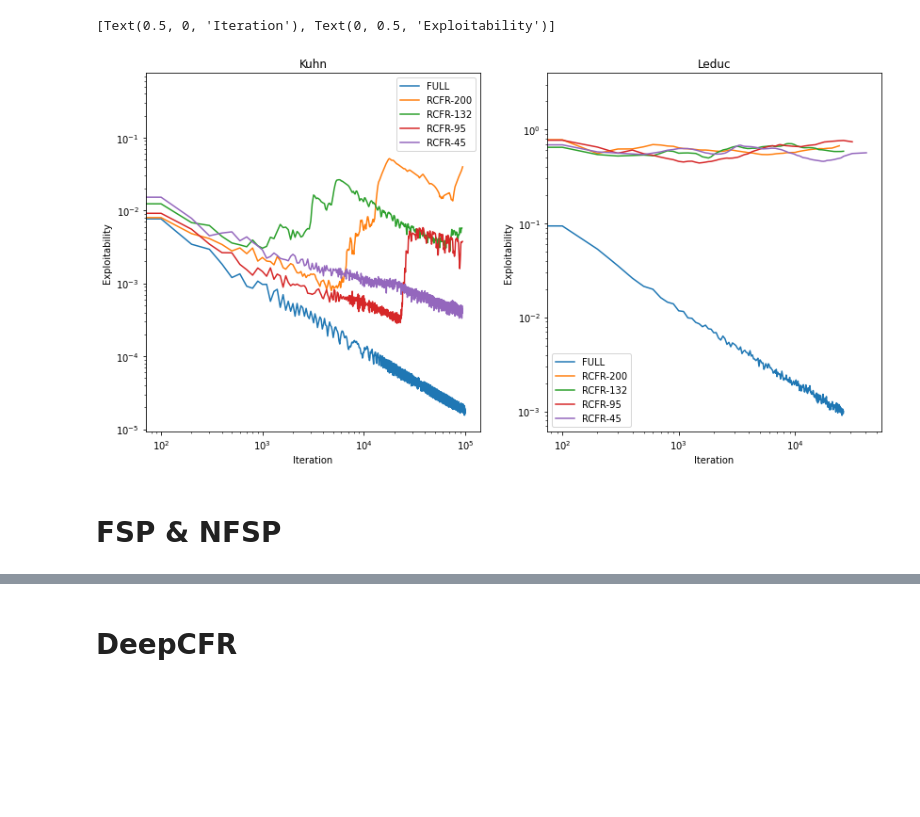
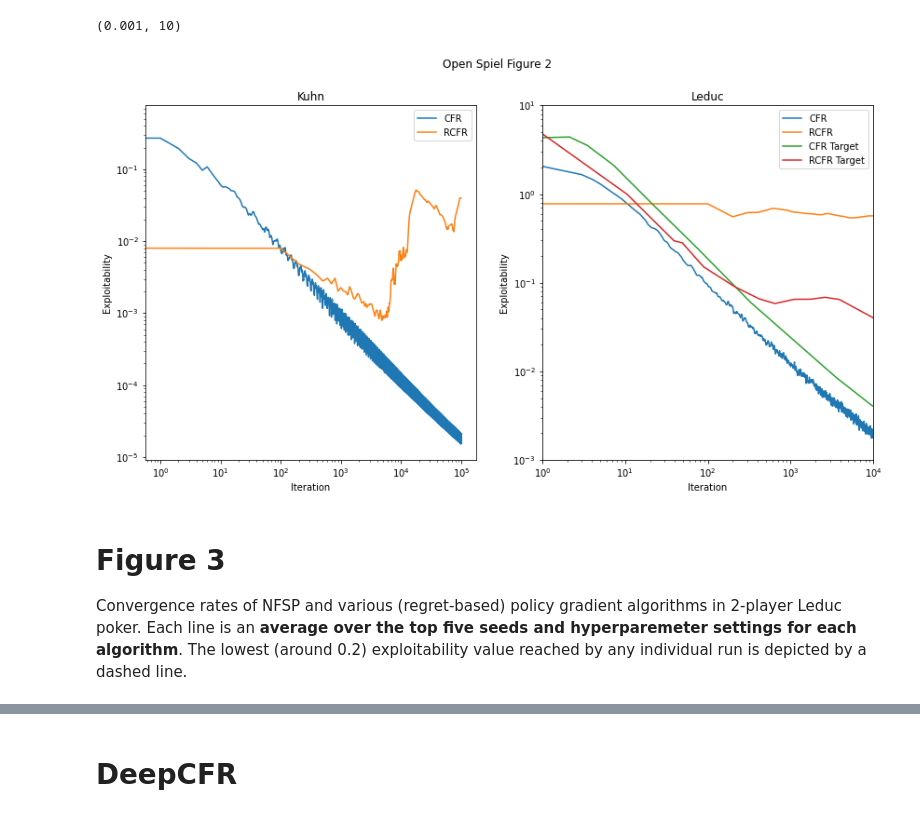
Before and after one commit to aicenter/openspiel_reproductions, a Jupyter notebook: benchmarks.ipynb, the cells around one changed output, grey strips where cells are left out. Cells and saved outputs as stored; diff of their text form; code cells hidden in the pictures; blank space fills up the shorter version.

Commit message:
plot os targets

```diff
--- a/benchmarks.ipynb
+++ b/benchmarks.ipynb
@@ -13,3 +14,14 @@ def load_batch(log_records):
         d = d.set_index('iteration').rename(columns={'exploitability':label})
         dat = dat.join(d, how='outer')
     return dat
+
+def log_interp(df, method="index"):
+    with np.errstate(divide='ignore', invalid='ignore'):
+        df.index = df.index.map(np.log)
+        df = df.apply(np.log)
+
+    df = df.interpolate(method)
+
+    df.index = df.index.map(np.exp)
+    df = df.apply(np.exp)
+    return df
@@ -19,30 +66,32 @@ def load_batch(log_records):
 # %%
-kuhn_logs = [("./logs/rcfr/cfr_kuhn_0.csv", "FULL"),
-             ("./logs/rcfr/rcfr_kuhn_0.csv", "RCFR-200"),
-             ("./logs/rcfr/rcfr_kuhn_132_0.csv", "RCFR-132"),
-             ("./logs/rcfr/rcfr_kuhn_95_0.csv", "RCFR-95"),
-             ("./logs/rcfr/rcfr_kuhn_45_0.csv", "RCFR-45")
+kuhn_logs = [("./logs/rcfr/cfr_kuhn_0.csv", "CFR"),
+             ("./logs/rcfr/rcfr_kuhn_0.csv", "RCFR"),
             ]
 
-leduc_logs = [("./logs/rcfr/cfr_leduc_0.csv", "FULL"),
-             ("./logs/rcfr/rcfr_leduc_0.csv", "RCFR-200"),
-             ("./logs/rcfr/rcfr_leduc_132_0.csv", "RCFR-132"),
-             ("./logs/rcfr/rcfr_leduc_95_0.csv", "RCFR-95"),
-             ("./logs/rcfr/rcfr_leduc_45_0.csv", "RCFR-45")
+leduc_logs = [("./logs/rcfr/cfr_leduc_0.csv", "CFR"),
+              ("./logs/rcfr/rcfr_leduc_0.csv", "RCFR"),
+              ("./target_results/fig2_cfr_leduc.csv", "CFR Target"),
+              ("./target_results/fig2_rcfr_leduc.csv", "RCFR Target"),
             ]
 
-kuhn_dat = load_batch(kuhn_logs).loc[::100]
-leduc_dat = load_batch(leduc_logs).loc[::100]
+kuhn_dat = log_interp(load_batch(kuhn_logs))
+leduc_dat = log_interp(load_batch(leduc_logs))
 
 log_log = True
 fig, axes = plt.subplots(nrows=1, ncols=2, figsize=(14,7))
+fig.suptitle('Open Spiel Figure 2')
+
 ax = kuhn_dat.plot(title="Kuhn", logy=log_log, logx=log_log, ax=axes[0])
 ax.set(xlabel="Iteration", ylabel="Exploitability")
+
 ax = leduc_dat.plot(title="Leduc", logy=log_log, logx=log_log, ax=axes[1])
 ax.set(xlabel="Iteration", ylabel="Exploitability")
+ax.set_xlim((1, 10e3))
+ax.set_ylim((10e-4, 10))
 # %% [output]
-[Text(0.5, 0, 'Iteration'), Text(0, 0.5, 'Exploitability')]
+(0.001, 10)
-[figure, old version]
+[figure, new version]
-# %% [markdown]
-# FSP & NFSP
+# %% [markdown]
+# Figure 3
+Convergence rates of NFSP and various (regret-based) policy gradient algorithms in 2-player Leduc poker. Each line is an __average over the top five seeds and hyperparemeter settings for each algorithm__. The lowest (around 0.2) exploitability value reached by any individual run is depicted by a dashed line.
 # %%
```
Also changed, not shown: parts of 10 cells of this notebook.
